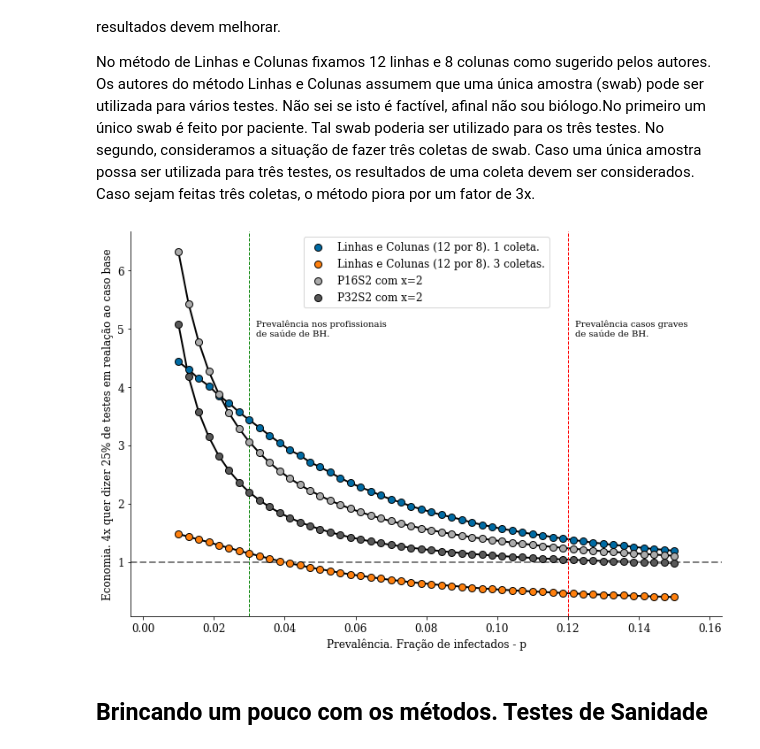
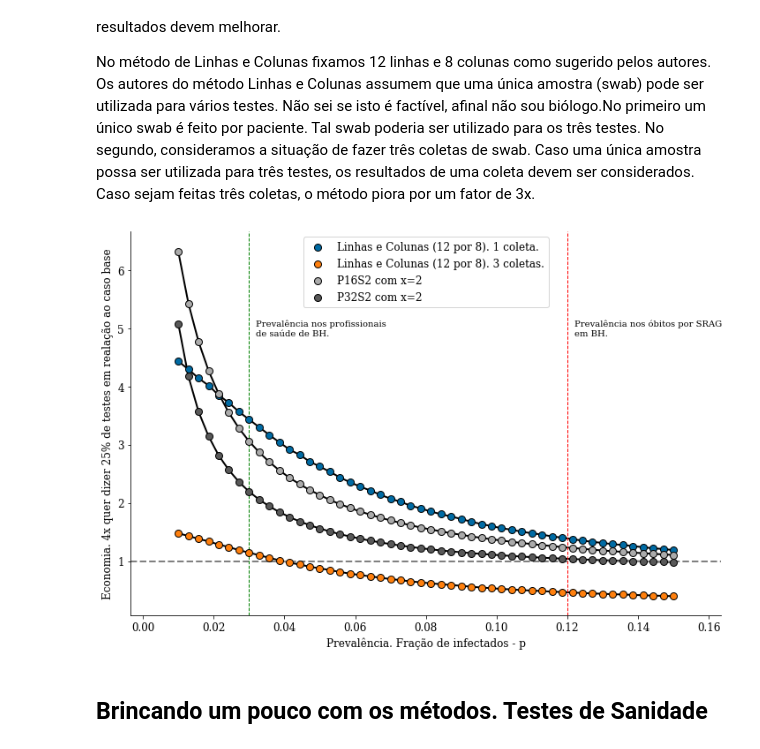
Before and after one commit to flaviovdf/covid19-grouptesting, a Jupyter notebook: Simulando Testes em Grupo.ipynb, the cells around one changed output. Drawn from its saved outputs; the diff is of its cells as text; code cells hidden in the pictures.

```diff
--- a/Simulando Testes em Grupo.ipynb
+++ b/Simulando Testes em Grupo.ipynb
@@ -256,35 +256,35 @@ yp32s2 = np.array(yp32s2)
 
 ax.scatter(x, 1.0 / (ym), s=64, edgecolor='k', zorder=2, label='Linhas e Colunas (12 por 8). 1 coleta.')
 ax.plot(x, 1.0 / (ym), color='k', zorder=1, lw=2)
 
 ax.scatter(x, 1.0 / (ym*3), s=64, edgecolor='k', zorder=2, label='Linhas e Colunas (12 por 8). 3 coletas.')
 ax.plot(x, 1.0 / (ym*3), color='k', zorder=1, lw=2)
 
 ax.scatter(x, 1.0 / yp16s2, s=64, edgecolor='k', zorder=2, label='P16S2 com x=2')
 ax.plot(x, 1.0 / yp16s2, color='k', zorder=1, lw=2)
 
 ax.scatter(x, 1.0 / yp32s2, s=64, edgecolor='k', zorder=2, label='P32S2 com x=2')
 ax.plot(x, 1.0 / yp32s2, color='k', zorder=1, lw=2)
 
 ax.axhline(1, ls='--', color='grey', lw=2, zorder=1)
 
 ax.axvline(0.03, ls='--', lw=1, zorder=1, color='green')
 ax.axvline(0.12, ls='--', lw=1, zorder=1, color='red')
 
 ax.set_xlabel('Prevalência. Fração de infectados - p')
 ax.set_ylabel('Economia. 4x quer dizer 25% de testes em realação ao caso base')
 
 ax.text(0.032, 5, 'Prevalência nos profissionais\nde saúde de BH.',
         horizontalalignment='left', verticalalignment='center')
 
-ax.text(0.122, 5, 'Prevalência casos graves\nde saúde de BH.',
+ax.text(0.122, 5, 'Prevalência nos óbitos por SRAG\nem BH.',
         horizontalalignment='left', verticalalignment='center')
 
 plt.legend()
 
 despine()
 # %% [output]
-[figure, old version]
+[figure, new version]
 # %% [markdown]
 ## Brincando um pouco com os métodos. Testes de Sanidade
 # %%
```
